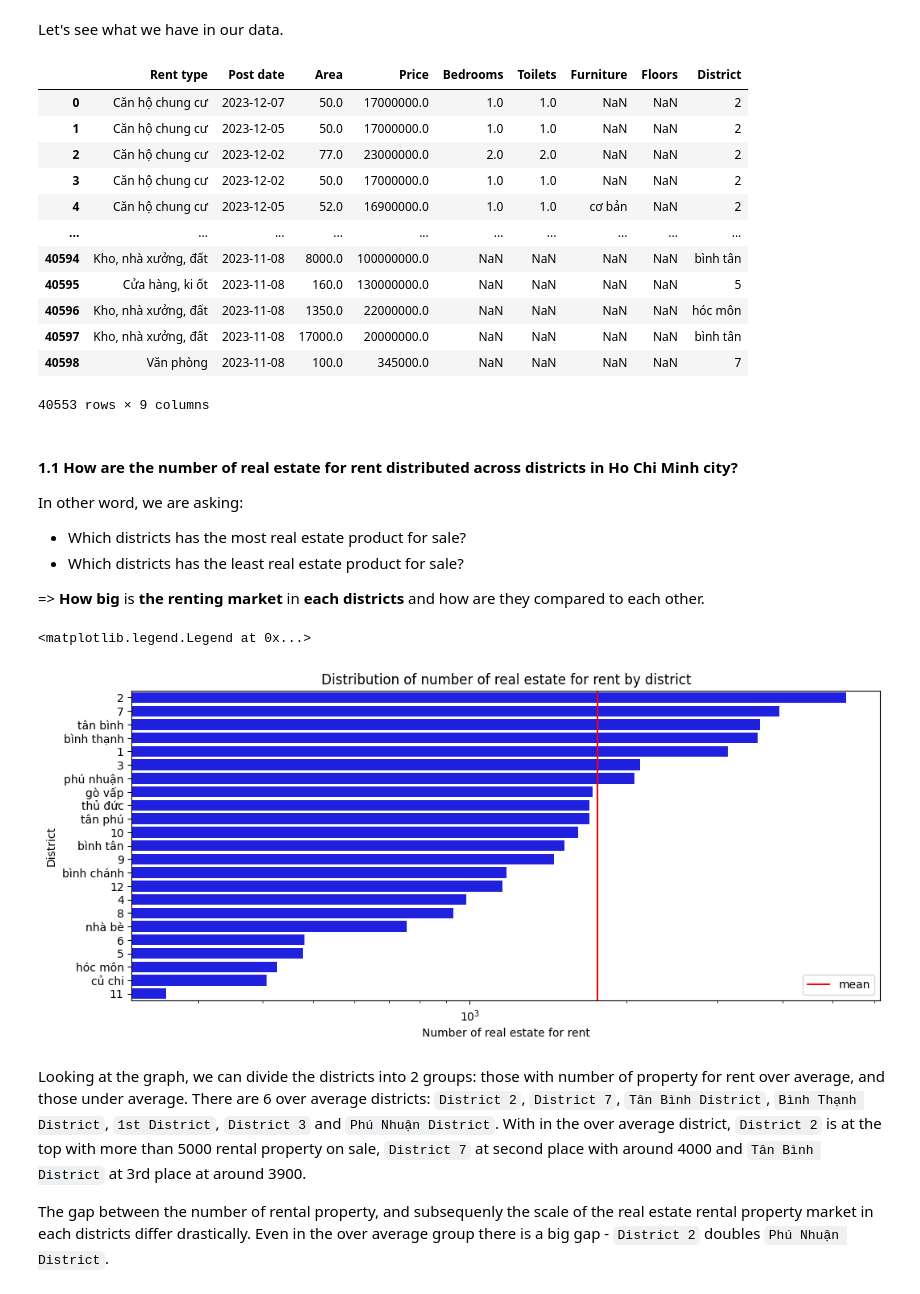
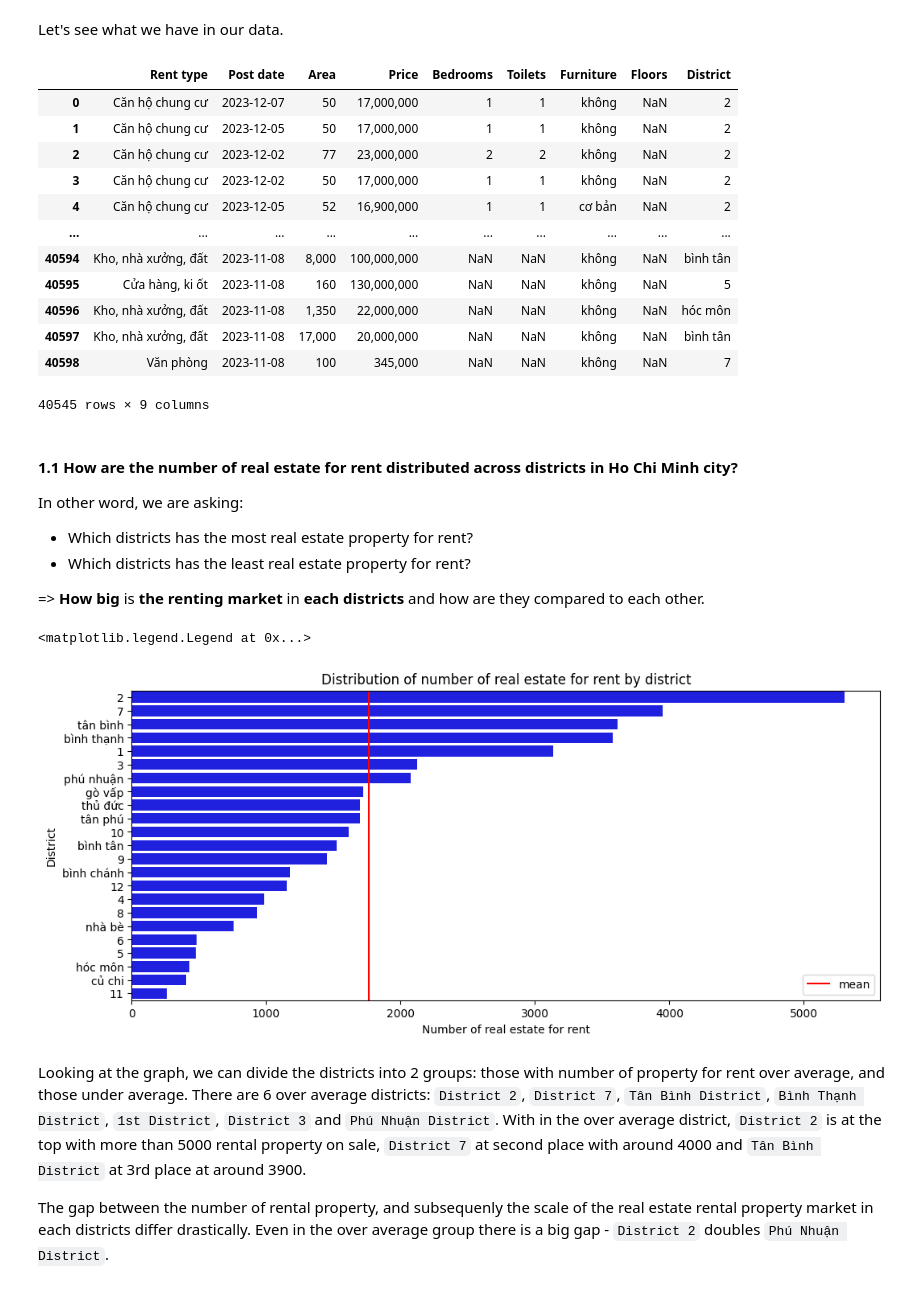
Before and after one commit to bonkh/I2DS_Final_Project, a Jupyter notebook: Asking_rent_data.ipynb, the cells around one changed output. Drawn from its saved outputs; the diff is of its cells as text; code cells hidden in the pictures.

```diff
--- a/Asking_rent_data.ipynb
+++ b/Asking_rent_data.ipynb
@@ -12,41 +21,42 @@ import seaborn as sns
 Let's see what we have in our data.
 # %%
 data = pd.read_csv('processed_rent_data.csv', index_col=0)
+data = data[data['Rent type'] != 'Bất động sản khác']
 data
 # %% [output]
 |  | Rent type | Post date | Area | Price | Bedrooms | Toilets | Furniture | Floors | District |
-| 0 | Căn hộ chung cư | 2023-12-07 | 50.0 | 17000000.0 | 1.0 | 1.0 | NaN | NaN | 2 |
-| 1 | Căn hộ chung cư | 2023-12-05 | 50.0 | 17000000.0 | 1.0 | 1.0 | NaN | NaN | 2 |
-| 2 | Căn hộ chung cư | 2023-12-02 | 77.0 | 23000000.0 | 2.0 | 2.0 | NaN | NaN | 2 |
-| 3 | Căn hộ chung cư | 2023-12-02 | 50.0 | 17000000.0 | 1.0 | 1.0 | NaN | NaN | 2 |
-| 4 | Căn hộ chung cư | 2023-12-05 | 52.0 | 16900000.0 | 1.0 | 1.0 | cơ bản | NaN | 2 |
+| 0 | Căn hộ chung cư | 2023-12-07 | 50 | 17,000,000 | 1 | 1 | không | NaN | 2 |
+| 1 | Căn hộ chung cư | 2023-12-05 | 50 | 17,000,000 | 1 | 1 | không | NaN | 2 |
+| 2 | Căn hộ chung cư | 2023-12-02 | 77 | 23,000,000 | 2 | 2 | không | NaN | 2 |
+| 3 | Căn hộ chung cư | 2023-12-02 | 50 | 17,000,000 | 1 | 1 | không | NaN | 2 |
+| 4 | Căn hộ chung cư | 2023-12-05 | 52 | 16,900,000 | 1 | 1 | cơ bản | NaN | 2 |
 | ... | ... | ... | ... | ... | ... | ... | ... | ... | ... |
-| 40594 | Kho, nhà xưởng, đất | 2023-11-08 | 8000.0 | 100000000.0 | NaN | NaN | NaN | NaN | bình tân |
-| 40595 | Cửa hàng, ki ốt | 2023-11-08 | 160.0 | 130000000.0 | NaN | NaN | NaN | NaN | 5 |
-| 40596 | Kho, nhà xưởng, đất | 2023-11-08 | 1350.0 | 22000000.0 | NaN | NaN | NaN | NaN | hóc môn |
-| 40597 | Kho, nhà xưởng, đất | 2023-11-08 | 17000.0 | 20000000.0 | NaN | NaN | NaN | NaN | bình tân |
-| 40598 | Văn phòng | 2023-11-08 | 100.0 | 345000.0 | NaN | NaN | NaN | NaN | 7 |
+| 40594 | Kho, nhà xưởng, đất | 2023-11-08 | 8,000 | 100,000,000 | NaN | NaN | không | NaN | bình tân |
+| 40595 | Cửa hàng, ki ốt | 2023-11-08 | 160 | 130,000,000 | NaN | NaN | không | NaN | 5 |
+| 40596 | Kho, nhà xưởng, đất | 2023-11-08 | 1,350 | 22,000,000 | NaN | NaN | không | NaN | hóc môn |
+| 40597 | Kho, nhà xưởng, đất | 2023-11-08 | 17,000 | 20,000,000 | NaN | NaN | không | NaN | bình tân |
+| 40598 | Văn phòng | 2023-11-08 | 100 | 345,000 | NaN | NaN | không | NaN | 7 |
-40553 rows × 9 columns
+40545 rows × 9 columns
 # %% [markdown]
 #### 1.1 How are the number of real estate for rent distributed across districts in Ho Chi Minh city?
 
 In other word, we are asking:
-- Which districts has the most real estate product for sale?
-- Which districts has the least real estate product for sale?
+- Which districts has the most real estate property for rent?
+- Which districts has the least real estate property for rent?
 
 => **How big** is **the renting market** in **each districts** and how are they compared to each other.
 # %%
 rent_district_count = data.groupby('District')['Rent type'].agg(count='count').reset_index()
 
 plt.pyplot.figure(figsize=(12, 5))
 ax = sns.barplot(x='count', y='District', data=rent_district_count.sort_values(by='count', ascending=False), color='blue')
-ax.set_xscale("log")
+# ax.set_xscale("log")
 ax.set(title='Distribution of number of real estate for rent by district', xlabel='Number of real estate for rent')
 ax.axvline(x = np.mean(rent_district_count['count']), color='red', label='mean')
 ax.legend()
 # %% [output]
 <matplotlib.legend.Legend at 0x...>
-[figure, old version]
+[figure, new version]
 # %% [markdown]
 Looking at the graph, we can divide the districts into 2 groups: those with number of property for rent over average, and those under average. There are 6 over average districts: `District 2`, `District 7`, `Tân Bình District`, `Bình Thạnh District`, `1st District`, `District 3` and `Phú Nhuận District`. With in the over average district, `District 2` is at the top with more than 5000 rental property on sale, `District 7` at second place with around 4000 and `Tân Bình District` at 3rd place at around 3900.
 
```
Also changed, not shown: parts of 34 cells of this notebook, 2 other files.
